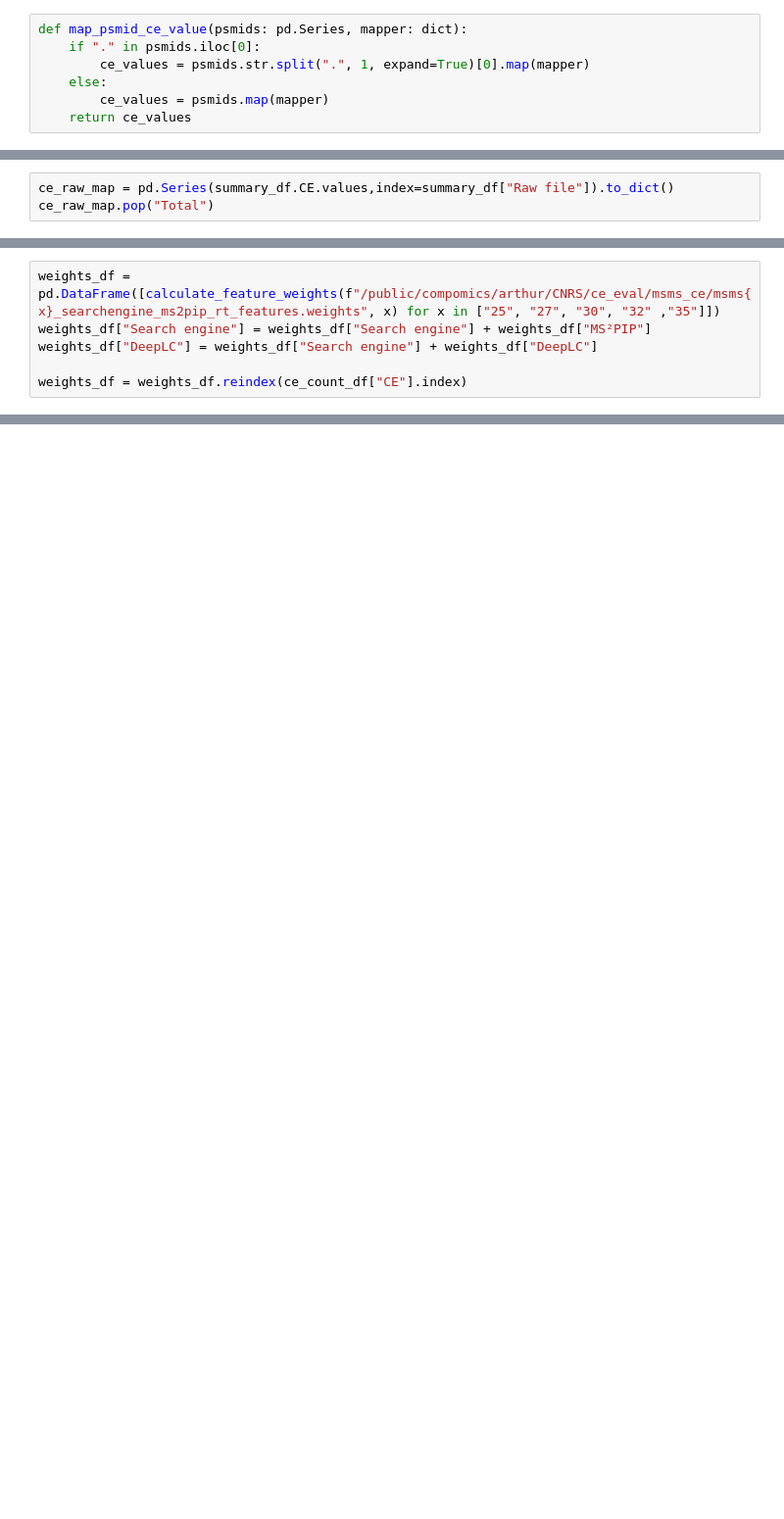
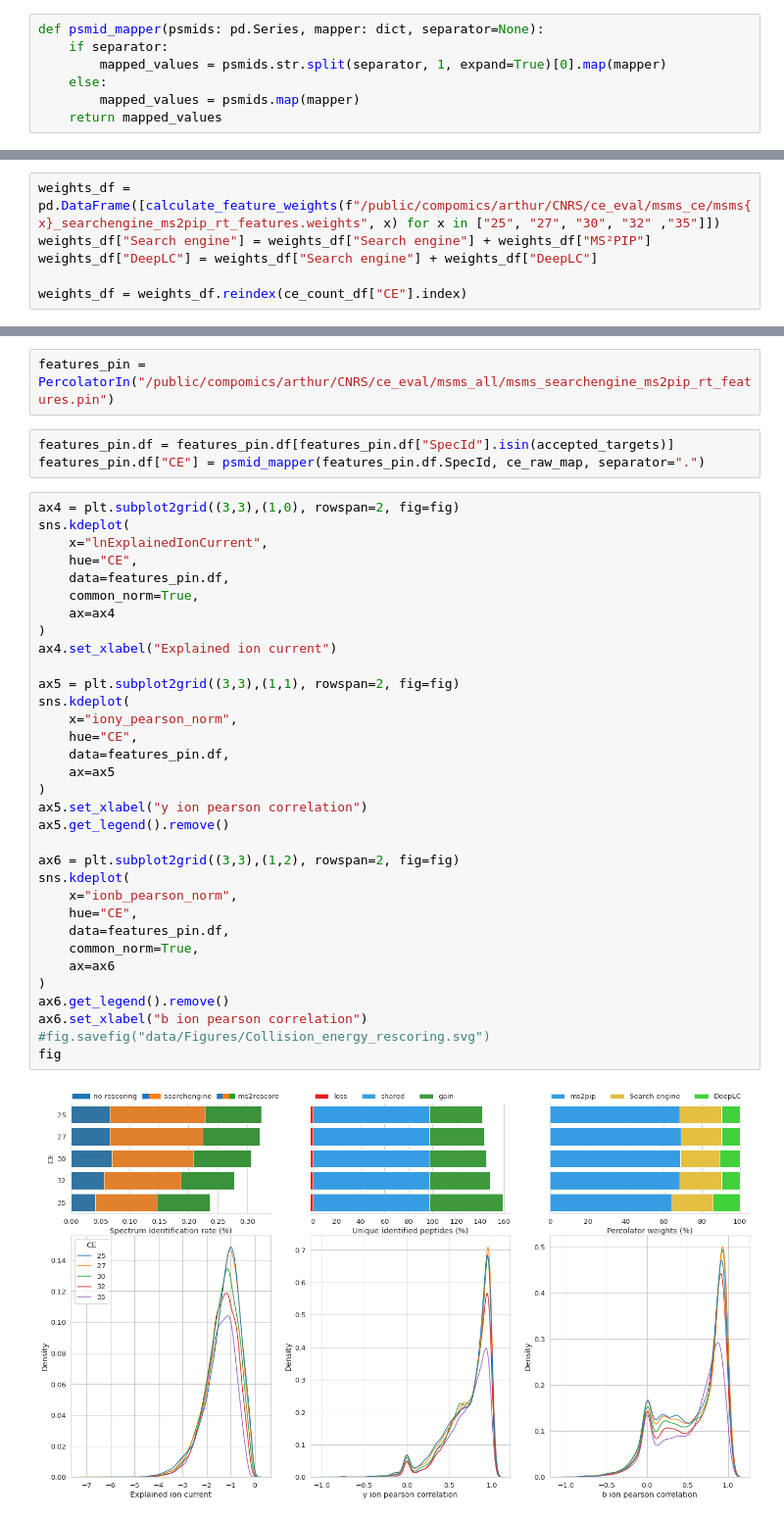
Before and after one commit to compomics/ms2rescore-immunopeptidomics-manuscript, a Jupyter notebook: notebooks/collision_energy_analysis.ipynb, the cells around one changed output, grey strips where cells are left out. Shown at 98% size. Cells and saved outputs as stored; diff of their text form; blank space fills up the shorter version.

```diff
--- a/notebooks/collision_energy_analysis.ipynb
+++ b/notebooks/collision_energy_analysis.ipynb
@@ -82,12 +63,12 @@ fig
 # %% [markdown]
 # Collision energy results
 # %%
-def map_psmid_ce_value(psmids: pd.Series, mapper: dict):
-    if "." in psmids.iloc[0]:
-        ce_values = psmids.str.split(".", 1, expand=True)[0].map(mapper)
+def psmid_mapper(psmids: pd.Series, mapper: dict, separator=None):
+    if separator:
+        mapped_values = psmids.str.split(separator, 1, expand=True)[0].map(mapper)
     else:
-        ce_values = psmids.map(mapper)
-    return ce_values
+        mapped_values = psmids.map(mapper)
+    return mapped_values
 # %%
 summary_df = pd.read_table("/public/compomics/arthur/CNRS/ce_eval/txt/summary.txt")
 summary_df["CE"] = summary_df.Experiment.str.extract(r"CE (\d*) rep", expand=True)
@@ -245,3 +174,0 @@ summary_df["CE"] = summary_df.Experiment.str.extract(r"CE (\d*) rep", expand=Tru
-# %%
-ce_raw_map = pd.Series(summary_df.CE.values,index=summary_df["Raw file"]).to_dict()
-ce_raw_map.pop("Total")
@@ -484,0 +312,40 @@ fig
+# %%
+features_pin = PercolatorIn("/public/compomics/arthur/CNRS/ce_eval/msms_all/msms_searchengine_ms2pip_rt_features.pin")
+# %%
+features_pin.df = features_pin.df[features_pin.df["SpecId"].isin(accepted_targets)]
+features_pin.df["CE"] = psmid_mapper(features_pin.df.SpecId, ce_raw_map, separator=".")
+# %%
+ax4 = plt.subplot2grid((3,3),(1,0), rowspan=2, fig=fig)
+sns.kdeplot(
+    x="lnExplainedIonCurrent",
+    hue="CE",
+    data=features_pin.df,
+    common_norm=True,
+    ax=ax4
+)
+ax4.set_xlabel("Explained ion current")
+
+ax5 = plt.subplot2grid((3,3),(1,1), rowspan=2, fig=fig)
+sns.kdeplot(
+    x="iony_pearson_norm",
+    hue="CE",
+    data=features_pin.df,
+    ax=ax5
+)
+ax5.set_xlabel("y ion pearson correlation")
+ax5.get_legend().remove()
+
+ax6 = plt.subplot2grid((3,3),(1,2), rowspan=2, fig=fig)
+sns.kdeplot(
+    x="ionb_pearson_norm",
+    hue="CE",
+    data=features_pin.df,
+    common_norm=True,
+    ax=ax6
+)
+ax6.get_legend().remove()
+ax6.set_xlabel("b ion pearson correlation")
+#fig.savefig("data/Figures/Collision_energy_rescoring.svg")
+fig
+# %% [output]
+[figure, added]
```
Also changed, not shown: parts of 45 cells of this notebook, 15 other files.
